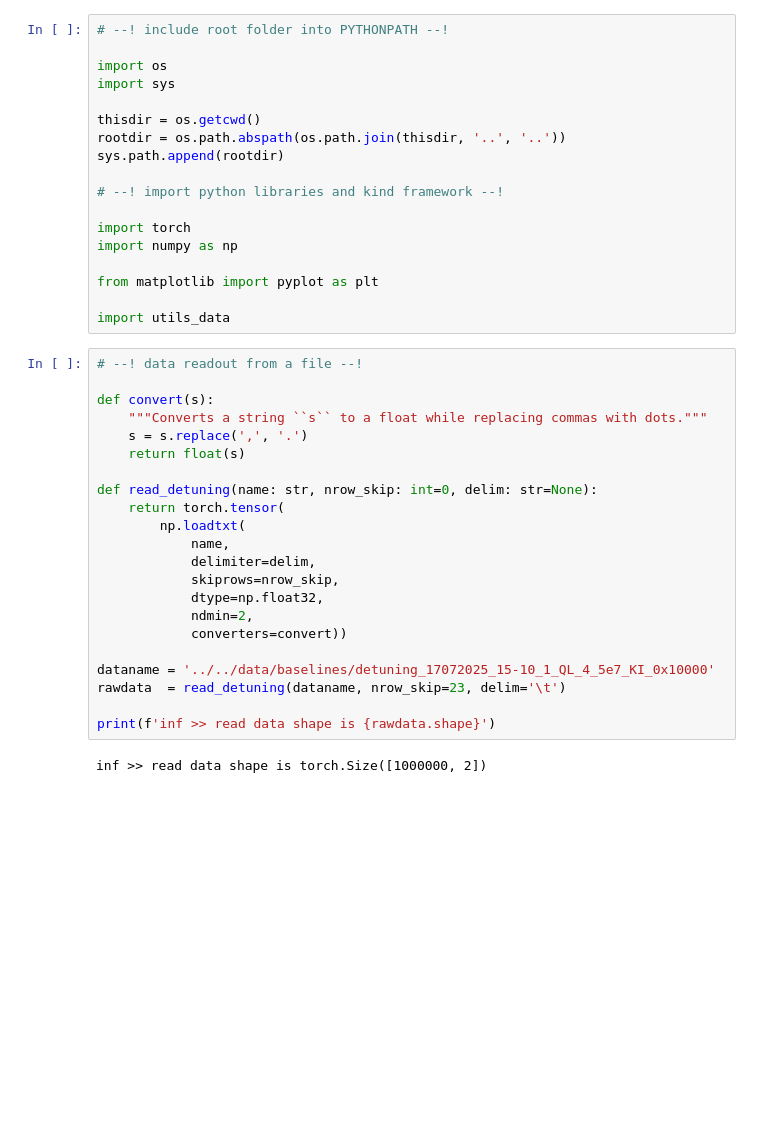
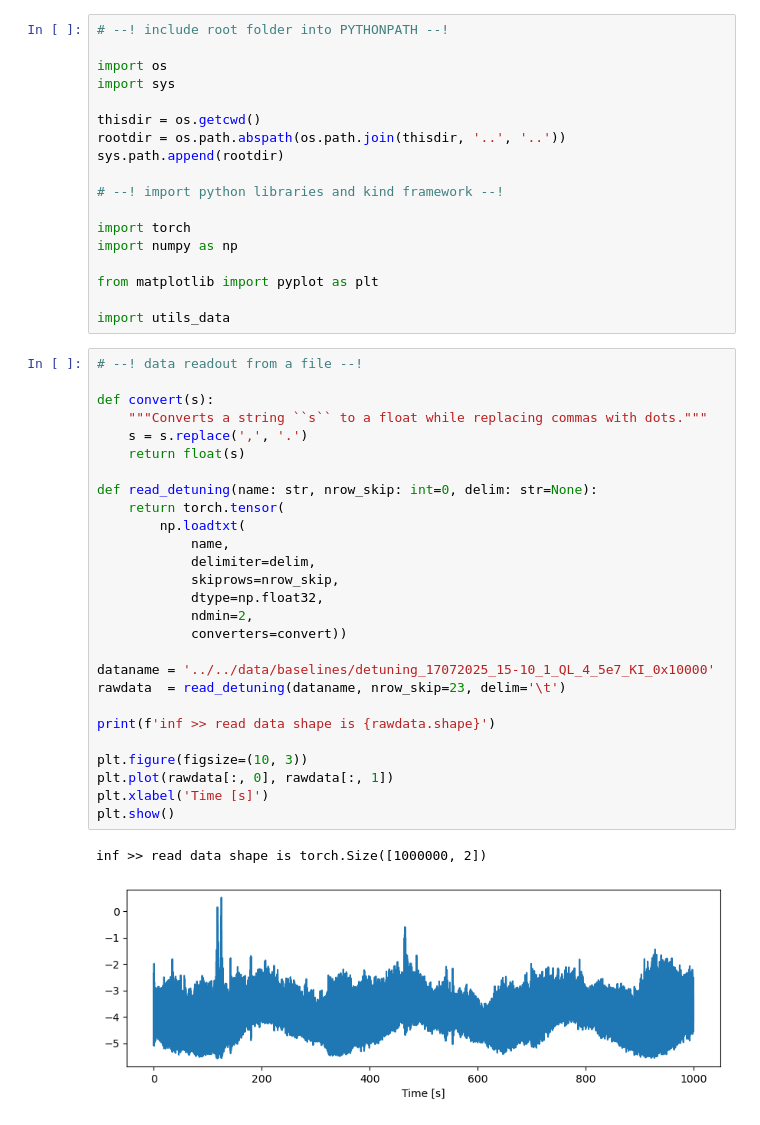
Before and after one commit to maalberg/kind, a Jupyter notebook: notebooks/baselines/03_tesla_data_meas.ipynb, the cells around one changed output. Saved outputs shown, nothing was run; the diff lists cells and outputs as text; blank space fills up the shorter version.

```diff
--- a/notebooks/baselines/03_tesla_data_meas.ipynb
+++ b/notebooks/baselines/03_tesla_data_meas.ipynb
@@ -21,25 +21,31 @@ import utils_data
 # %%
 # --! data readout from a file --!
 
 def convert(s):
     """Converts a string ``s`` to a float while replacing commas with dots."""
     s = s.replace(',', '.')
     return float(s)
 
 def read_detuning(name: str, nrow_skip: int=0, delim: str=None):
     return torch.tensor(
         np.loadtxt(
             name,
             delimiter=delim,
             skiprows=nrow_skip,
             dtype=np.float32,
             ndmin=2,
             converters=convert))
 
 dataname = '../../data/baselines/detuning_17072025_15-10_1_QL_4_5e7_KI_0x10000'
 rawdata  = read_detuning(dataname, nrow_skip=23, delim='\t')
 
 print(f'inf >> read data shape is {rawdata.shape}')
+
+plt.figure(figsize=(10, 3))
+plt.plot(rawdata[:, 0], rawdata[:, 1])
+plt.xlabel('Time [s]')
+plt.show()
 # %% [output]
 inf >> read data shape is torch.Size([1000000, 2])
+[figure, added]
 # %%
```
Also changed, not shown: parts of 6 cells of this notebook, 5 other files.
